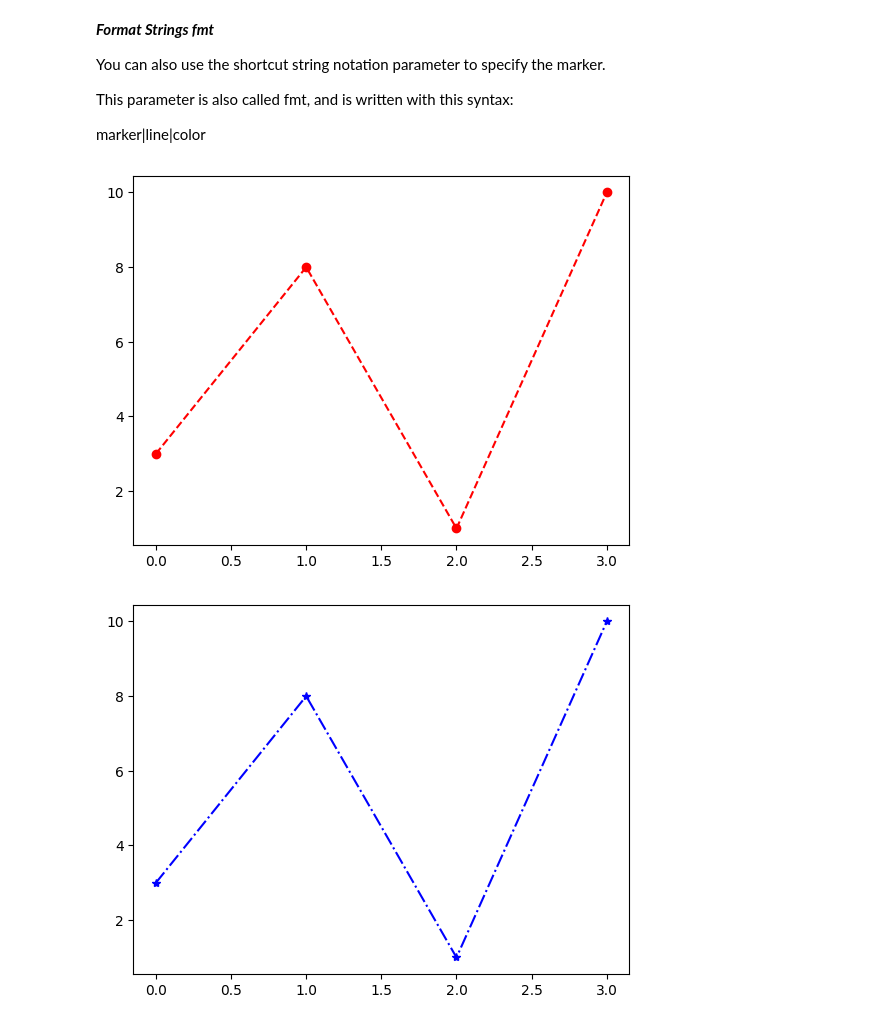
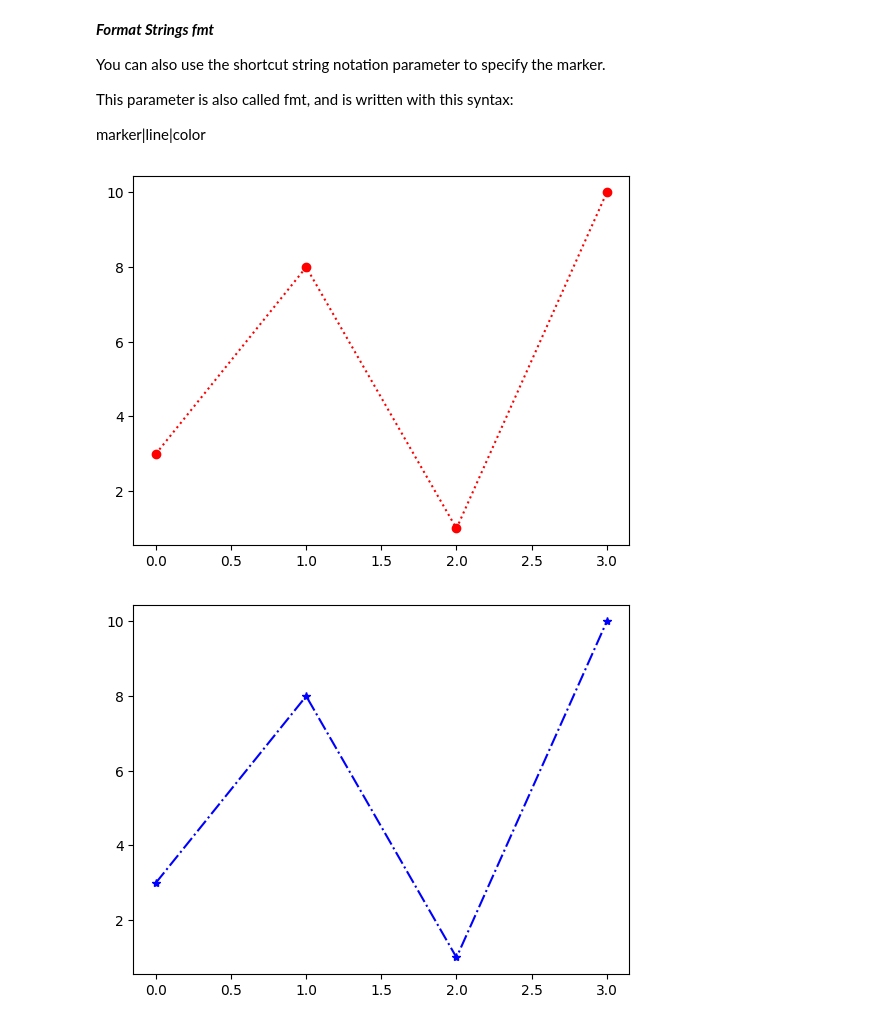
Before and after one commit to ahmadfurqan7/Python-code, a Jupyter notebook: matplotlib.ipynb, the cells around one changed output. Cells and saved outputs as stored; diff of their text form; code cells hidden in the pictures.

```diff
--- a/matplotlib.ipynb
+++ b/matplotlib.ipynb
@@ -138,13 +138,13 @@ marker|line|color
 # %%
 # Mark each point with a circle:
 
 import matplotlib.pyplot as plt
 import numpy as np
 
 ypoints = np.array([3, 8, 1, 10])
 
-plt.plot(ypoints, 'o--r') # -- is line and r = RED
+plt.plot(ypoints, 'o:r') # : is line and r = RED
 plt.show()
 # %% [output]
-[figure, old version]
+[figure, new version]
 # %%
```
Also changed, not shown: parts of 1 cell of this notebook, 4 other files.
